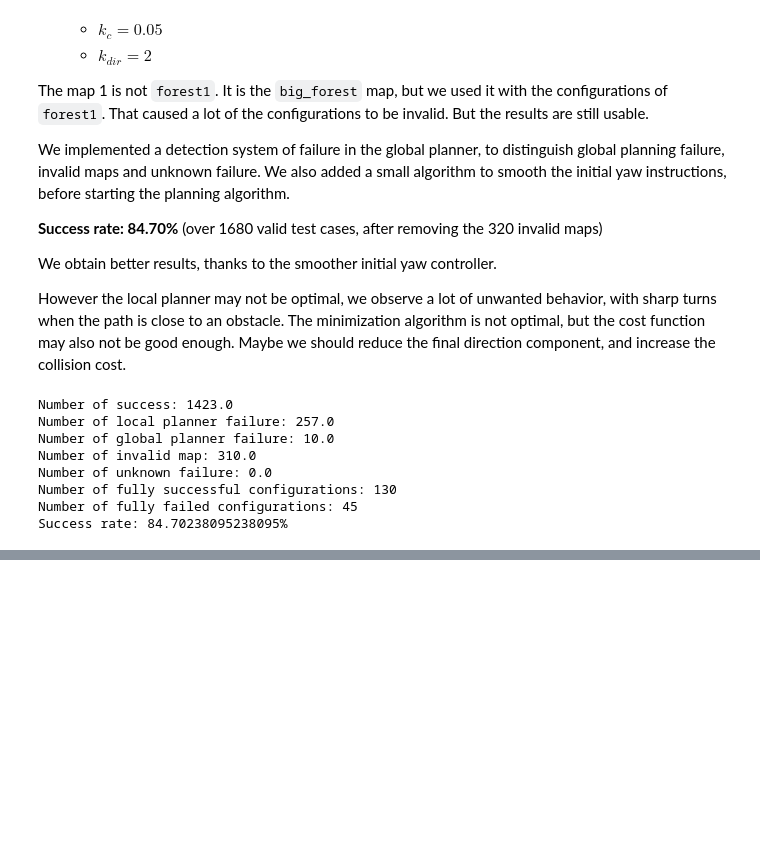
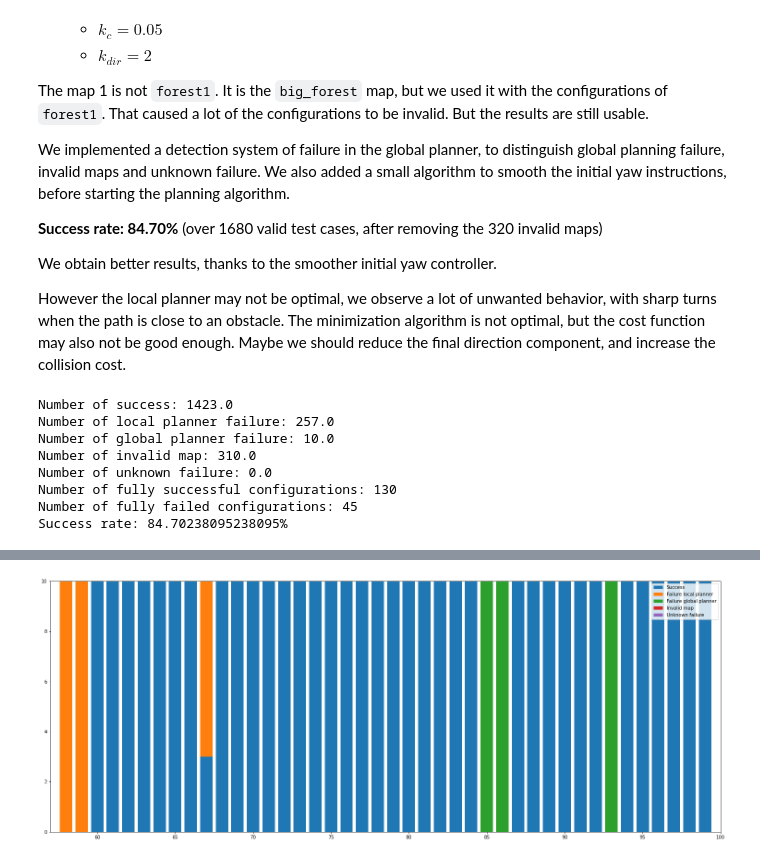
Before and after one commit to rhidra/autopilot, a Jupyter notebook: analysis/traj_evaluate/success_analysis.ipynb, the cells around one changed output, grey strips where cells are left out. Cells and saved outputs as stored; diff of their text form; code cells hidden in the pictures; blank space fills up the shorter version.

```diff
--- a/analysis/traj_evaluate/success_analysis.ipynb
+++ b/analysis/traj_evaluate/success_analysis.ipynb
@@ -154,0 +159,2 @@ Finally, we fixed a small bug with the smooth initial yaw controller, which made
+# %%
+success3, failureLocal3, failureGlobal3, failureMap3, invalid3 = np.load('save3.npy')
@@ -154,0 +181,13 @@ Finally, we fixed a small bug with the smooth initial yaw controller, which made
+# %%
+a, b = 58, 100
+plt.figure(figsize=(26,10))
+plt.bar(np.arange(a, b), success3[a:b], label='Success')
+plt.bar(np.arange(a, b), failureLocal3[a:b], label='Failure local planner', bottom=success3[a:b])
+plt.bar(np.arange(a, b), failureGlobal3[a:b], label='Failure global planner', bottom=success3[a:b]+failureLocal3[a:b])
+plt.bar(np.arange(a, b), failureMap3[a:b], label='Invalid map', bottom=success3[a:b]+failureLocal3[a:b]+failureGlobal3[a:b])
+plt.bar(np.arange(a, b), invalid3[a:b], label='Unknown failure', bottom=success3[a:b]+failureLocal3[a:b]+failureGlobal3[a:b]+failureMap3[a:b])
+plt.legend()
+plt.xlim(a-1, b)
+plt.show()
+# %% [output]
+[figure, added]
```
Also changed, not shown: parts of 3 cells of this notebook.
